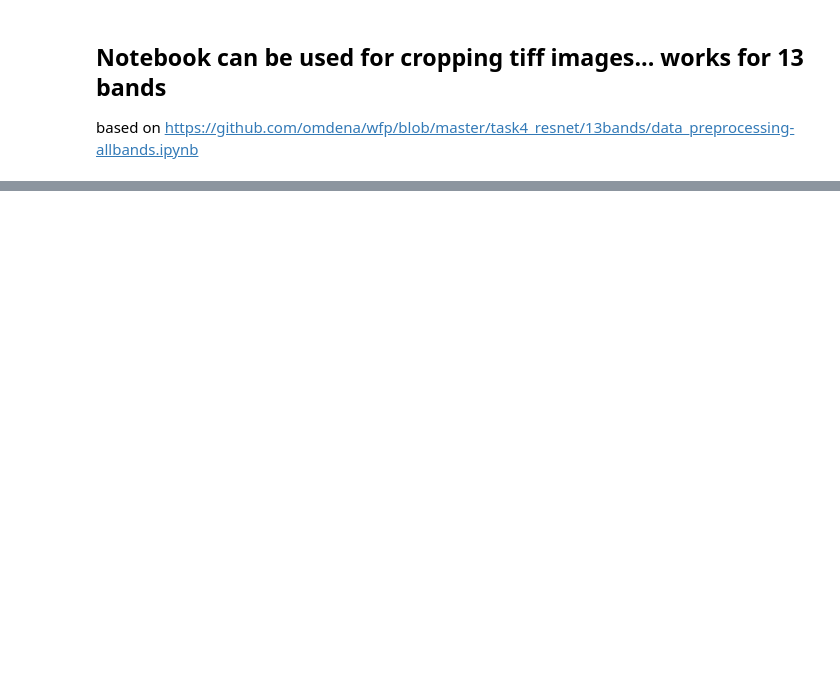
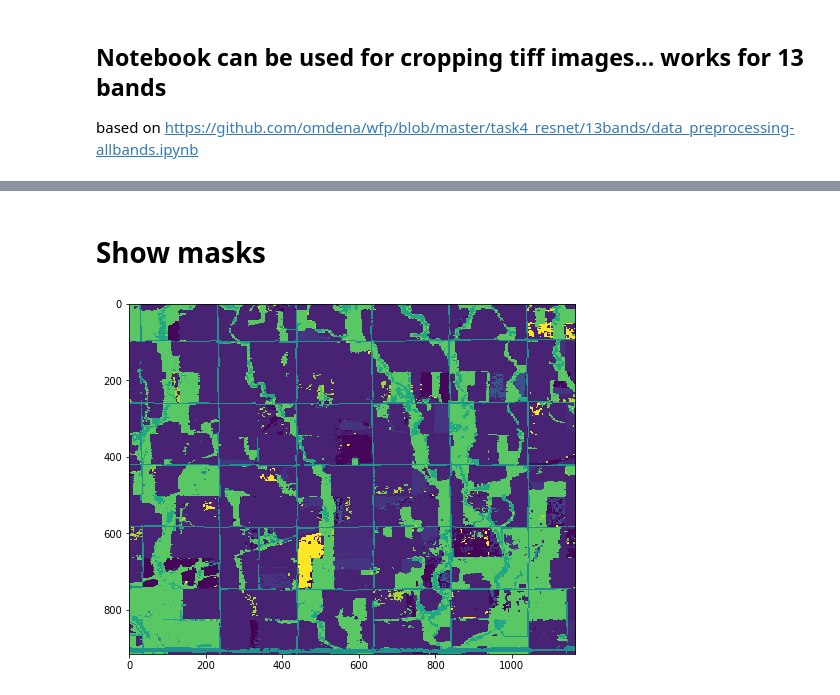
Before and after one commit to AHMEDALOLAWYI/World-Food-Program-, a Jupyter notebook: task_model_unet/13bands_preproc/13band_files_cropping.ipynb, the cells around one changed output, grey strips where cells are left out. Drawn from its saved outputs; the diff is of its cells as text; code cells hidden in the pictures; blank space fills up the shorter version.

```diff
--- a/task_model_unet/13bands_preproc/13band_files_cropping.ipynb
+++ b/task_model_unet/13bands_preproc/13band_files_cropping.ipynb
@@ -94,0 +173,11 @@ print('processed {}, generated {} files'.format(y, i))
+# %% [markdown]
+# Show masks
+# %%
+path_target = '/home/jupyter/data/kansas_masks_2016/'
+filename = 'tile_11400_10500.tif'
+
+image_orig = Image.open( path_target + filename)
+
+pyplot.imshow(image_orig);
+# %% [output]
+[figure, added]
```
Also changed, not shown: parts of 10 cells of this notebook.
